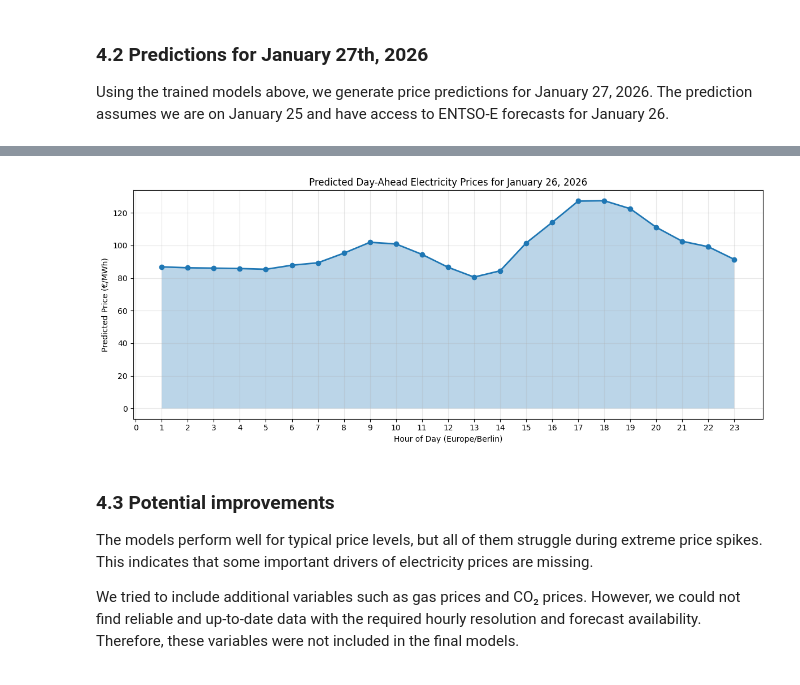
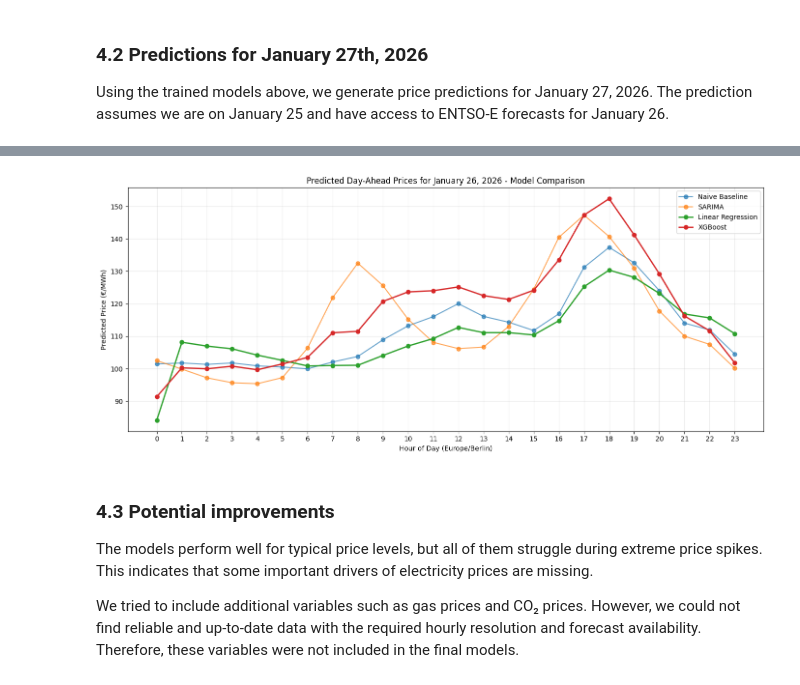
Before and after one commit to vlkkvl/ds_project, a Jupyter notebook: draft_project.ipynb, the cells around one changed output, grey strips where cells are left out. Saved outputs shown, nothing was run; the diff lists cells and outputs as text; code cells hidden in the pictures.

Commit message:
updated models (baseline, LR) to predict based on previous data the next day. Added visualization and adjusted values described in Markdown to match code outputs

```diff
--- a/draft_project.ipynb
+++ b/draft_project.ipynb
@@ -832,8 +829,8 @@ param_grid = {
     "n_estimators": [100, 500, 1000],
     "max_depth": [2, 3, 4],
     "learning_rate": [0.01, 0.05],
-    "min_child_weight": [5, 10, 15],
-    "subsample": [0.8, 1.0]
+    "min_child_weight": [10, 15, 20],
+    "subsample": [0.6, 0.7, 0.8]
 }
 
 # time-series cross-validation with 5 splits
@@ -1073,18 +1028,65 @@ PREDICTED DAY-AHEAD PRICES FOR JANUARY 26, 2026
 # %%
-# Visualization of predicted prices
-plt.figure(figsize=(12, 5))
-hours_berlin = results_jan25["Hour_Berlin"]
-plt.plot(hours_berlin, predictions_jan25, marker='o', linewidth=2, markersize=6)
-plt.fill_between(hours_berlin, predictions_jan25, alpha=0.3)
+jan25_start = "2026-01-25 00:00:00+01:00"
+jan25_end = "2026-01-25 23:00:00+01:00"
+
+# XGBoost
+X_jan25 = df_xgb.loc[jan25_start:jan25_end, features].copy()
+
+predictions_jan26 = best_model.predict(X_jan25)
+
+jan26_index = X_jan25.index + pd.Timedelta(hours=24)
+results_jan26 = pd.DataFrame({
+    "Timestamp_UTC": jan26_index,
+    "Hour_Berlin": jan26_index.tz_convert("Europe/Berlin").hour,
+    "Predicted_Price": predictions_jan26
+})
+
+
+hours_berlin = results_jan26["Hour_Berlin"]
+
+# baseline prediction
+pred_baseline = df.loc[jan25_start:jan25_end, "Price_DayAhead"].values
+
+# linear regression
+features_lr = ["Residual_Load", "Price_lag_24", "is_weekend", "is_holiday", "hour_sin", "hour_cos"]
+X_jan = df_lr.loc[jan25_start:jan25_end, features_lr].copy() #
+
+X_jan = X_jan.ffill().bfill()
+
+X_scaled = pd.DataFrame(scaler.transform(X_jan), index=X_jan.index, columns=features_lr)
+pred_lr = lr_model.predict(sm.add_constant(X_scaled, has_constant='add')).values
+
+# samira
+ts_sarima = df.loc[:jan25_end, "Price_DayAhead"]
+
+ts_sarima = ts_sarima[~ts_sarima.index.duplicated(keep='first')] #
+
+ts_sarima = ts_sarima.asfreq('h').ffill()
+
+sarima_full = SARIMAX(ts_sarima,
+                      order=(2, 1, 2),
+                      seasonal_order=(1, 0, 1, 24)
+                     ).fit(disp=False)
+
+pred_sarima = sarima_full.get_forecast(steps=24).predicted_mean.values
+
+
+plt.figure(figsize=(14, 6))
+plt.plot(hours_berlin, pred_baseline, marker='o', label="Naive Baseline", alpha=0.7)
+plt.plot(hours_berlin, pred_sarima, marker='o', label="SARIMA", alpha=0.7)
+plt.plot(hours_berlin, pred_lr, marker='o', label="Linear Regression", linewidth=2)
+plt.plot(hours_berlin, predictions_jan26, marker='o', label="XGBoost", linewidth=2)
+
 plt.xlabel("Hour of Day (Europe/Berlin)")
 plt.ylabel("Predicted Price (€/MWh)")
-plt.title("Predicted Day-Ahead Electricity Prices for January 26, 2026") # aktuell fuer den 26. januar, da wir morgen nochmal die daten neu fetchen muessen, dann auf
+plt.title("Predicted Day-Ahead Prices for January 26, 2026 - Model Comparison")
 plt.xticks(range(0, 24))
+plt.legend()
 plt.grid(True, alpha=0.3)
 plt.tight_layout()
 plt.show()
 # %% [output]
-[figure, old version]
+[figure, new version]
 # %% [markdown]
 ### 4.3 Potential improvements
 The models perform well for typical price levels, but all of them struggle during extreme price spikes. This indicates that some important drivers of electricity prices are missing.
```
Also changed, not shown: parts of 27 cells of this notebook.
